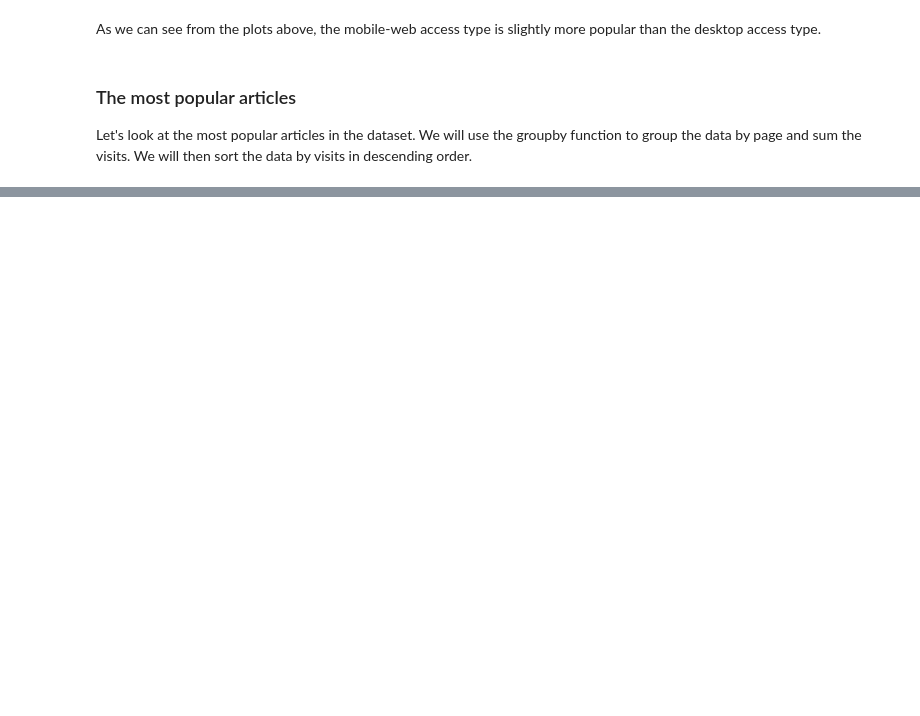
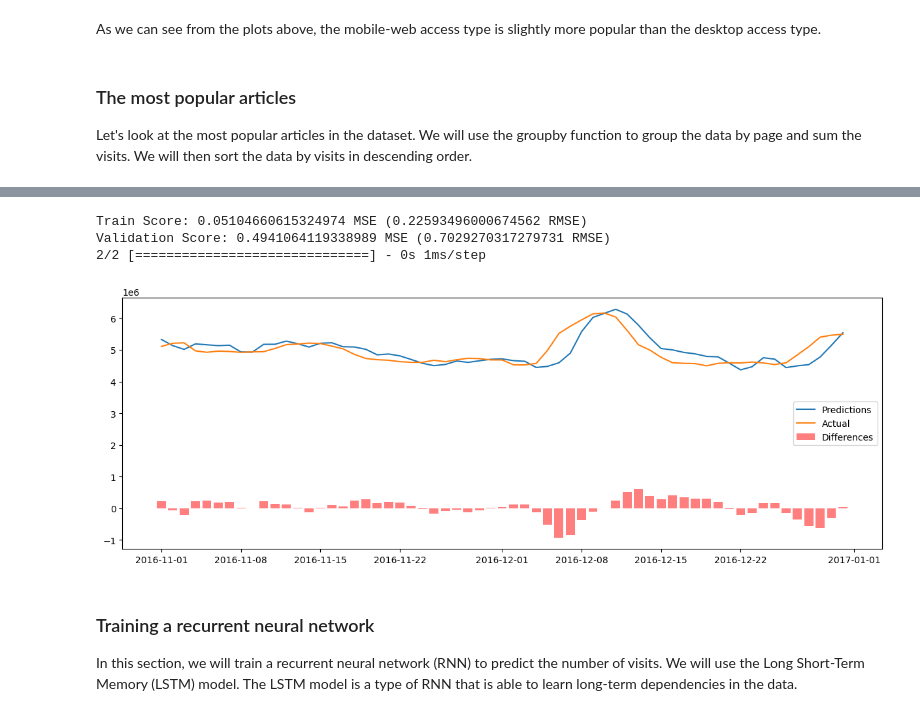
Before and after one commit to andersy005/ms-ds-notebooks, a Jupyter notebook: cu-dtsa-5511/final-project.ipynb, the cells around one changed output, grey strips where cells are left out. Cells and saved outputs as stored; diff of their text form; code cells hidden in the pictures; blank space fills up the shorter version.

```diff
--- a/cu-dtsa-5511/final-project.ipynb
+++ b/cu-dtsa-5511/final-project.ipynb
@@ -460,0 +493,13 @@ Type:      function
+# %%
+# create model
+learning_rate = 0.001
+model = tf.keras.Sequential(
+    [tf.keras.layers.Dense(8, input_dim=lookback, activation='relu'), tf.keras.layers.Dense(1)]
+)
+
+# compile model
+model.compile(
+    loss='mean_squared_error', optimizer=tf.keras.optimizers.Adam(learning_rate=learning_rate)
+)
+
+model.summary()
@@ -460,0 +601,48 @@ Type:      function
+# %%
+import math
+
+# get train and test scores
+
+
+def compute_scores(model, x_train=x_train, y_train=y_train, x_val=x_val, y_val=y_val):
+    train_score = model.evaluate(x_train, y_train, verbose=0)
+    print(f'Train Score: {train_score} MSE ({math.sqrt(train_score)} RMSE)')
+    valid_score = model.evaluate(x_val, y_val, verbose=0)
+    print(f'Validation Score: {valid_score} MSE ({math.sqrt(valid_score)} RMSE)')
+
+
+def plot_predictions(test, preds, lookback):
+    # Calculate the differences between the predictions and actual values
+    diff = preds - test[lookback + 1 :].values
+
+    # Plot the predictions vs the actual values
+    plt.figure(figsize=(15, 5))
+    plt.plot(test[lookback + 1 :].index, preds, label='Predictions')
+    plt.plot(test[lookback + 1 :].index, test[lookback + 1 :].values, label='Actual')
+
+    # Add a bar chart of the differences
+    plt.bar(
+        test[lookback + 1 :].index,
+        diff.flatten(),
+        width=0.8,
+        alpha=0.5,
+        color='red',
+        label='Differences',
+    )
+
+    plt.legend()
+    plt.show()
+
+
+compute_scores(model)
+preds = norm.inverse_transform(model.predict(x_test))
+plot_predictions(test, preds, lookback)
+# %% [output]
+Train Score: 0.05104660615324974 MSE (0.22593496000674562 RMSE)
+Validation Score: 0.4941064119338989 MSE (0.7029270317279731 RMSE)
+2/2 [==============================] - 0s 1ms/step
+[figure, added]
+# %% [markdown]
+### Training a recurrent neural network
+
+In this section, we will train a recurrent neural network (RNN) to predict the number of visits. We will use the Long Short-Term Memory (LSTM) model. The LSTM model is a type of RNN that is able to learn long-term dependencies in the data.
```
Also changed, not shown: parts of 36 cells of this notebook.
